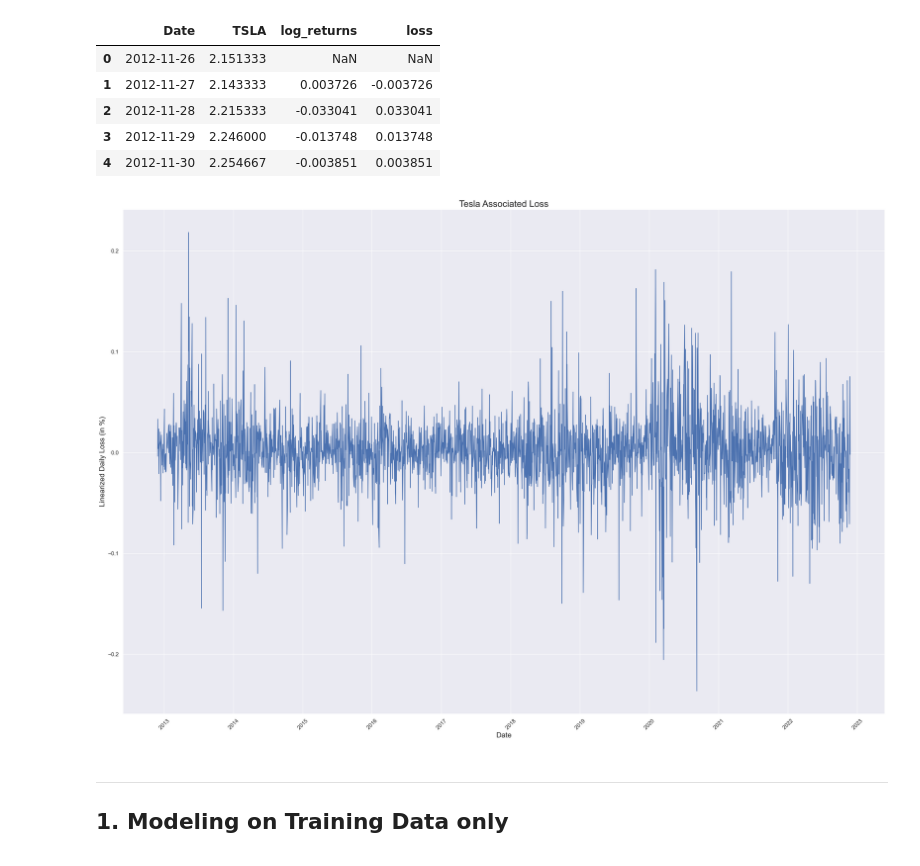
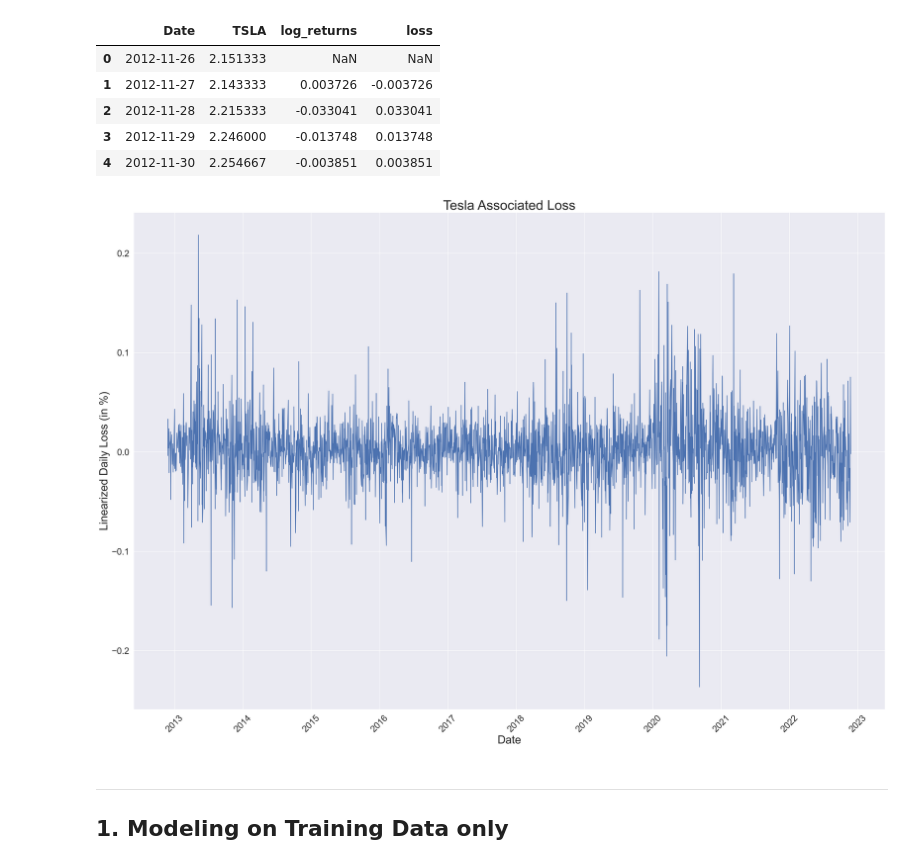
Before and after one commit to iliasra/QRM_Assignment2, a Jupyter notebook: assignment2.ipynb, the cells around one changed output. Saved outputs shown, nothing was run; the diff lists cells and outputs as text; code cells hidden in the pictures.

Commit message:
label size modifs

```diff
--- a/assignment2.ipynb
+++ b/assignment2.ipynb
@@ -31,19 +31,19 @@ tesla_df.head()
 # %%
 sns.set_theme()
 plt.figure(figsize=(30, 20))
 sns.lineplot(data=tesla_df, x='Date', y='loss', )
 ax = plt.gca()
 locator = mdates.AutoDateLocator()
 ax.xaxis.set_major_locator(locator)
-ax.tick_params(axis='x', labelsize=12, labelrotation=45) # Pour l'axe X, avec une rotation
-ax.tick_params(axis='y', labelsize=12) # Pour l'axe Y
-plt.title("Tesla Associated Loss", fontsize=20)
-plt.ylabel("Linearized Daily Loss (in %)", fontsize=16)
-plt.xlabel("Date", fontsize=16)
+ax.tick_params(axis='x', labelsize=20, labelrotation=45) # Pour l'axe X, avec une rotation
+ax.tick_params(axis='y', labelsize=20) # Pour l'axe Y
+plt.title("Tesla Associated Loss", fontsize=30)
+plt.ylabel("Linearized Daily Loss (in %)", fontsize=25)
+plt.xlabel("Date", fontsize=25)
 
 plt.show()
 # %% [output]
-[figure, old version]
+[figure, new version]
 # %% [markdown]
 ---
 ## 1. Modeling on Training Data only
```
Also changed, not shown: parts of 1 cell of this notebook.
